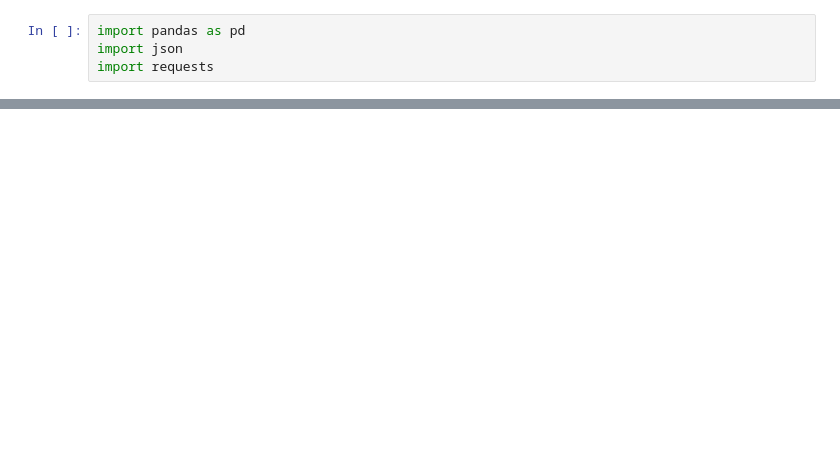
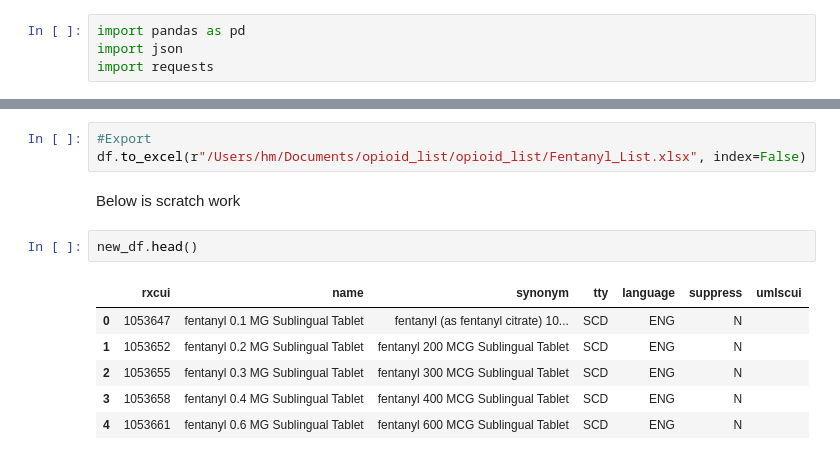
Before and after one commit to danielhmendoza01/Automatic_Code_Sets, a Jupyter notebook: opioid_parse_test.ipynb, the cells around one changed output, grey strips where cells are left out. Drawn from its saved outputs; the diff is of its cells as text; blank space fills up the shorter version.

```diff
--- a/opioid_parse_test.ipynb
+++ b/opioid_parse_test.ipynb
@@ -39,3 +44,17 @@ df = pd.DataFrame(requests.get(base_url+getDrugs+name_of_drug).json()['drugGroup
+# %%
+#Export
+df.to_excel(r"/Users/hm/Documents/opioid_list/opioid_list/Fentanyl_List.xlsx", index=False)
+# %% [markdown]
+Below is scratch work
+# %%
+new_df.head()
+# %% [output]
+|  | rxcui | name | synonym | tty | language | suppress | umlscui |
+| 0 | 1053647 | fentanyl 0.1 MG Sublingual Tablet | fentanyl (as fentanyl citrate) 10... | SCD | ENG | N |  |
+| 1 | 1053652 | fentanyl 0.2 MG Sublingual Tablet | fentanyl 200 MCG Sublingual Tablet | SCD | ENG | N |  |
+| 2 | 1053655 | fentanyl 0.3 MG Sublingual Tablet | fentanyl 300 MCG Sublingual Tablet | SCD | ENG | N |  |
+| 3 | 1053658 | fentanyl 0.4 MG Sublingual Tablet | fentanyl 400 MCG Sublingual Tablet | SCD | ENG | N |  |
+| 4 | 1053661 | fentanyl 0.6 MG Sublingual Tablet | fentanyl 600 MCG Sublingual Tablet | SCD | ENG | N |  |
 # %%
 df.head()
 # %% [output]
```
Also changed, not shown: parts of 21 cells of this notebook.
